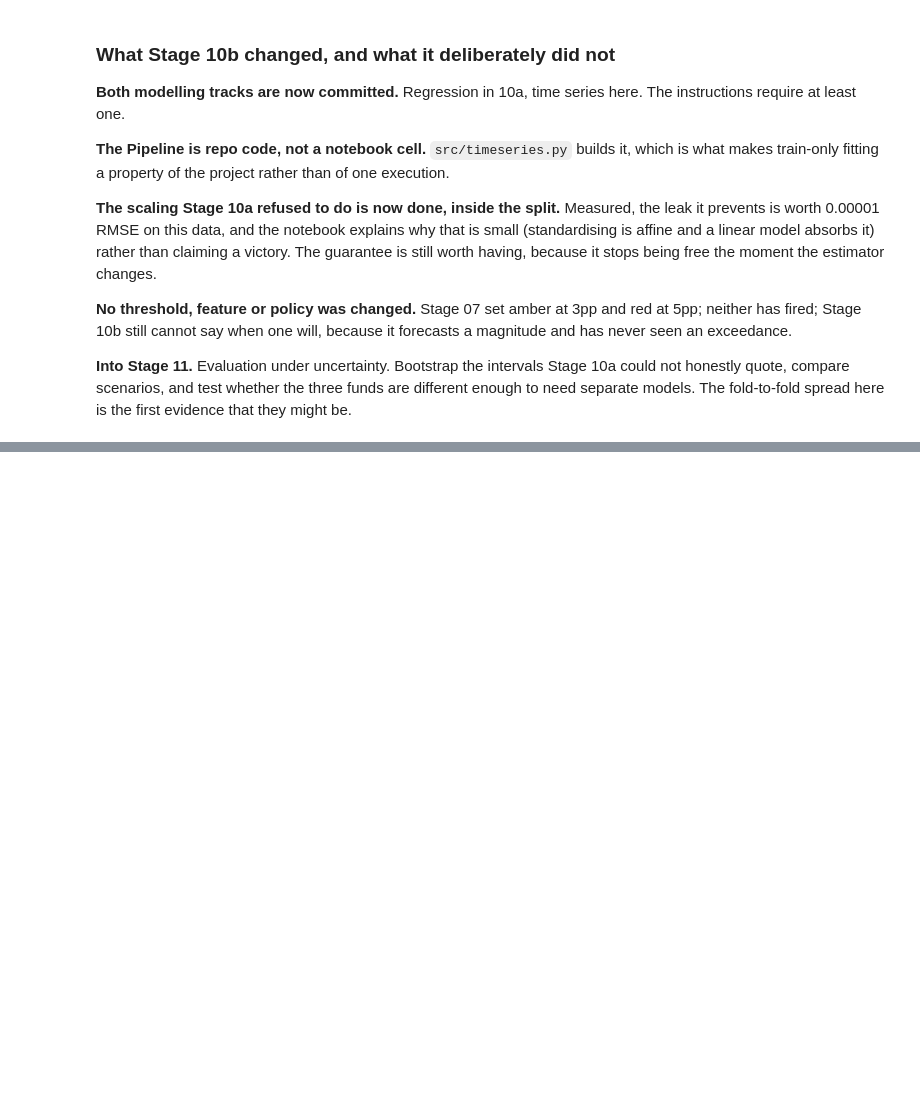
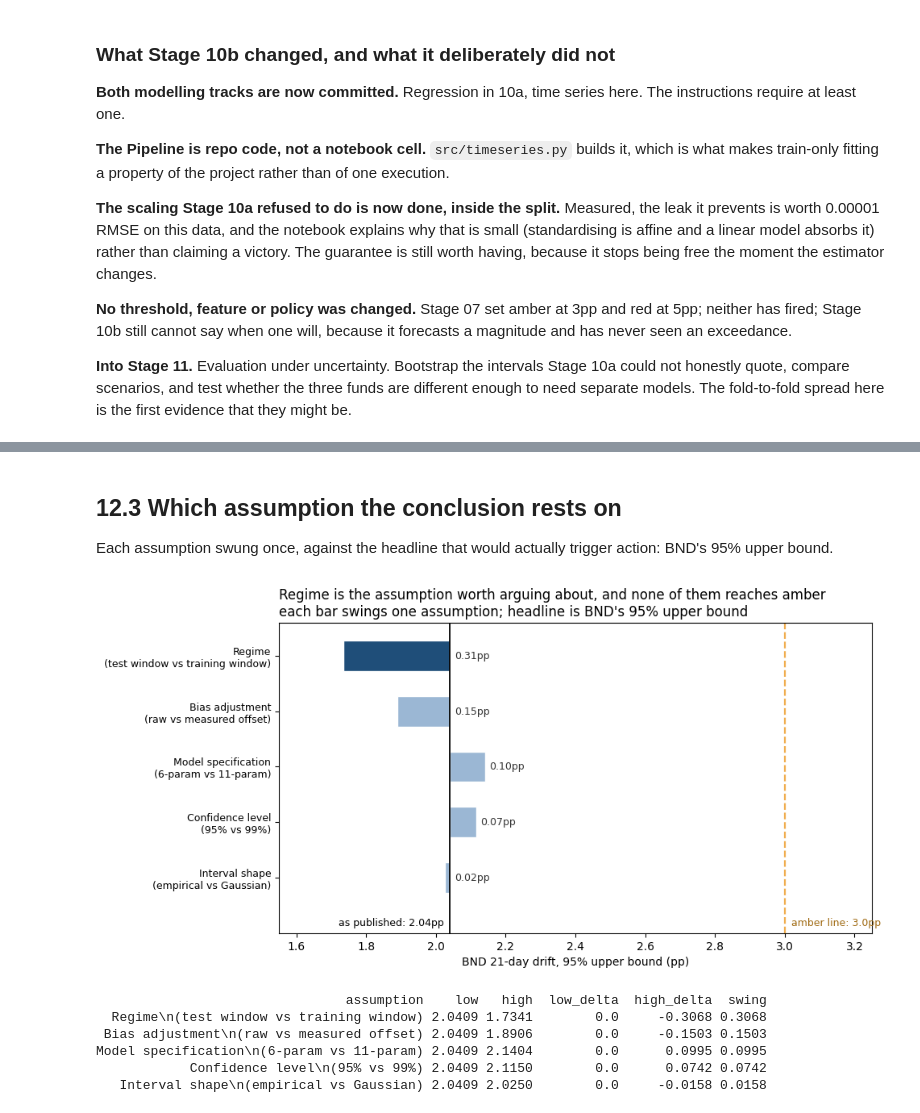
Before and after one commit to anna-cui/bootcamp_Anna_Cui, a Jupyter notebook: project/notebooks/project_pipeline.ipynb, the cells around one changed output, grey strips where cells are left out. Drawn from its saved outputs; the diff is of its cells as text; code cells hidden in the pictures; blank space fills up the shorter version.

Commit message:
Stage 12 project: pipeline delivery section, stakeholder artifacts, run end to end

```diff
--- a/project/notebooks/project_pipeline.ipynb
+++ b/project/notebooks/project_pipeline.ipynb
@@ -1769,0 +1778,14 @@ holds under, and a monitoring plan for production.
+# %%
+# --- Stage 12 setup ---
+from src import reporting as rp
+
+REPORTS_12 = ROOT / 'reports' if 'ROOT' in dir() else Path('reports')
+IMG_12 = REPORTS_12 / 'images'
+IMG_12.mkdir(parents=True, exist_ok=True)
+
+FULL_12 = [c for c in fe.MODEL_FEATURES if c != 'ticker_BND']
+FIVE_12 = ['abs_drift', 'abs_drift_rel', 'drift_chg_1', 'drift_chg_5', 'drift_slope_21']
+SEED_12, N_BOOT_12, LEVEL_12 = 111, 2000, 0.95
+ORDER_12 = rp.DISPLAY_ORDER
+
+print('stage 12 | seed %d | %d resamples | level %.2f' % (SEED_12, N_BOOT_12, LEVEL_12))
@@ -1769,0 +1871,60 @@ holds under, and a monitoring plan for production.
+# %% [markdown]
+## 12.3 Which assumption the conclusion rests on
+
+Each assumption swung once, against the headline that would actually trigger action:
+BND's 95% upper bound.
+# %%
+latest_12 = features.sort_values('date').groupby('ticker').tail(1).sort_values('ticker')
+point_12 = md.predict_ols(fit5_12['beta'], latest_12[FIVE_12].to_numpy())
+fcst_12 = ev.prediction_interval(point_12, r5_12, level=LEVEL_12)
+fcst_12.insert(0, 'ticker', latest_12['ticker'].to_numpy())
+
+e95_12, e99_12 = ev.empirical_intervals(r5_12, 0.95), ev.empirical_intervals(r5_12, 0.99)
+g95_12 = ev.gaussian_intervals(r5_12, 0.95)
+e11_12 = ev.empirical_intervals(resid_11, 0.95)
+bias5_12 = {t: float(r5_12[(test_10a['ticker'] == t).to_numpy()].mean()) for t in ORDER_12}
+regime_12 = float(shift_12.loc['ALL', 'shift'])
+
+ib = list(latest_12['ticker']).index('BND')
+p5b = float(point_12[ib])
+p11b = float(md.predict_ols(fit_10a['beta'], latest_12[FULL_12].to_numpy())[ib])
+base_12 = p5b + e95_12['hi']
+
+tornado_12 = rp.tornado_data(base_12, {
+    'Regime\n(test window vs training window)': (base_12, base_12 - regime_12),
+    'Bias adjustment\n(raw vs measured offset)': (base_12, p5b - bias5_12['BND'] + e95_12['hi']),
+    'Model specification\n(6-param vs 11-param)': (base_12, p11b + e11_12['hi']),
+    'Confidence level\n(95% vs 99%)': (base_12, p5b + e99_12['hi']),
+    'Interval shape\n(empirical vs Gaussian)': (base_12, p5b + g95_12['pi_half_width']),
+})
+
+fig, ax = plt.subplots(figsize=(9.5, 5))
+yv = np.arange(len(tornado_12))[::-1]
+for yi, (_, row) in zip(yv, tornado_12.iterrows()):
+    lo, hi = sorted([row['low'], row['high']])
+    ax.barh(yi, hi - lo, left=lo, height=0.55,
+            color='#1f4e79' if row['swing'] > 0.2 else '#9bb7d4', edgecolor='white')
+    ax.text(hi + 0.012, yi, '%.2fpp' % row['swing'], va='center', fontsize=9, color='#333333')
+ax.axvline(base_12, color='black', lw=1.3)
+ax.axvline(AMBER_PP, color='#f0ad4e', lw=1.6, ls='--')
+ax.set_yticks(yv); ax.set_yticklabels(tornado_12['assumption'], fontsize=9)
+ax.set_xlim(1.55, 3.25); ax.set_ylim(-1.0, len(tornado_12) - 0.4)
+ax.text(base_12, -0.82, 'as published: %.2fpp  ' % base_12, fontsize=9, va='center', ha='right')
+ax.text(AMBER_PP, -0.82, '  amber line: %.1fpp' % AMBER_PP,
+        color='#a06a12', fontsize=9, va='center', ha='left')
+ax.set_title("Regime is the assumption worth arguing about, and none of them reaches amber\n"
+             "each bar swings one assumption; headline is BND's 95% upper bound", loc='left')
+ax.set_xlabel('BND 21-day drift, 95% upper bound (pp)')
+ax.grid(axis='y', visible=False)
+fig.savefig(IMG_12 / 'report_tornado.png', dpi=300, bbox_inches='tight')
+plt.show()
+
+print(tornado_12.to_string(index=False))
+# %% [output]
+[figure, added]
+                                assumption    low   high  low_delta  high_delta  swing
+  Regime\n(test window vs training window) 2.0409 1.7341        0.0     -0.3068 0.3068
+ Bias adjustment\n(raw vs measured offset) 2.0409 1.8906        0.0     -0.1503 0.1503
+Model specification\n(6-param vs 11-param) 2.0409 2.1404        0.0      0.0995 0.0995
+            Confidence level\n(95% vs 99%) 2.0409 2.1150        0.0      0.0742 0.0742
+   Interval shape\n(empirical vs Gaussian) 2.0409 2.0250        0.0     -0.0158 0.0158
```
Also changed, not shown: parts of 36 cells of this notebook, 8 other files.
